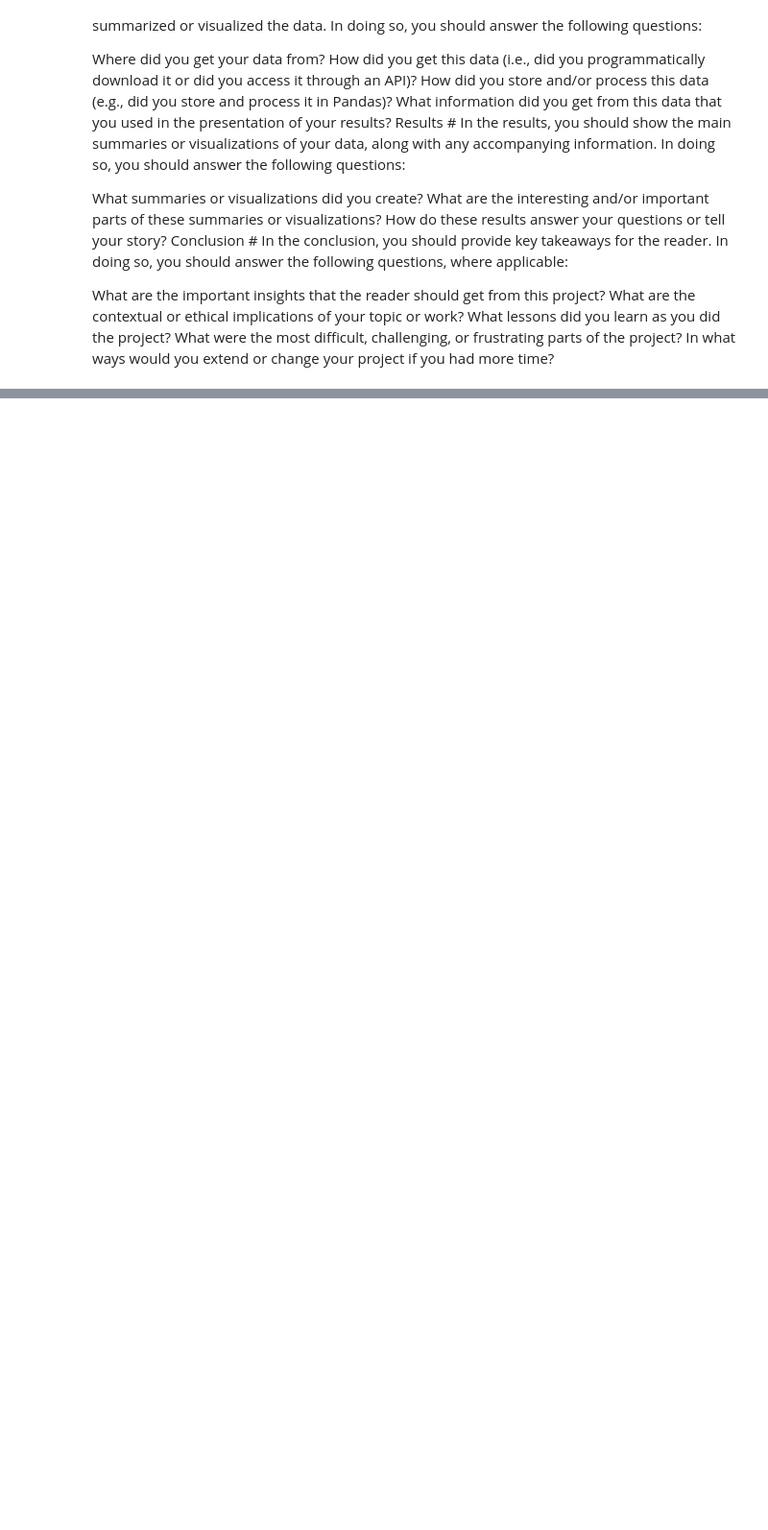
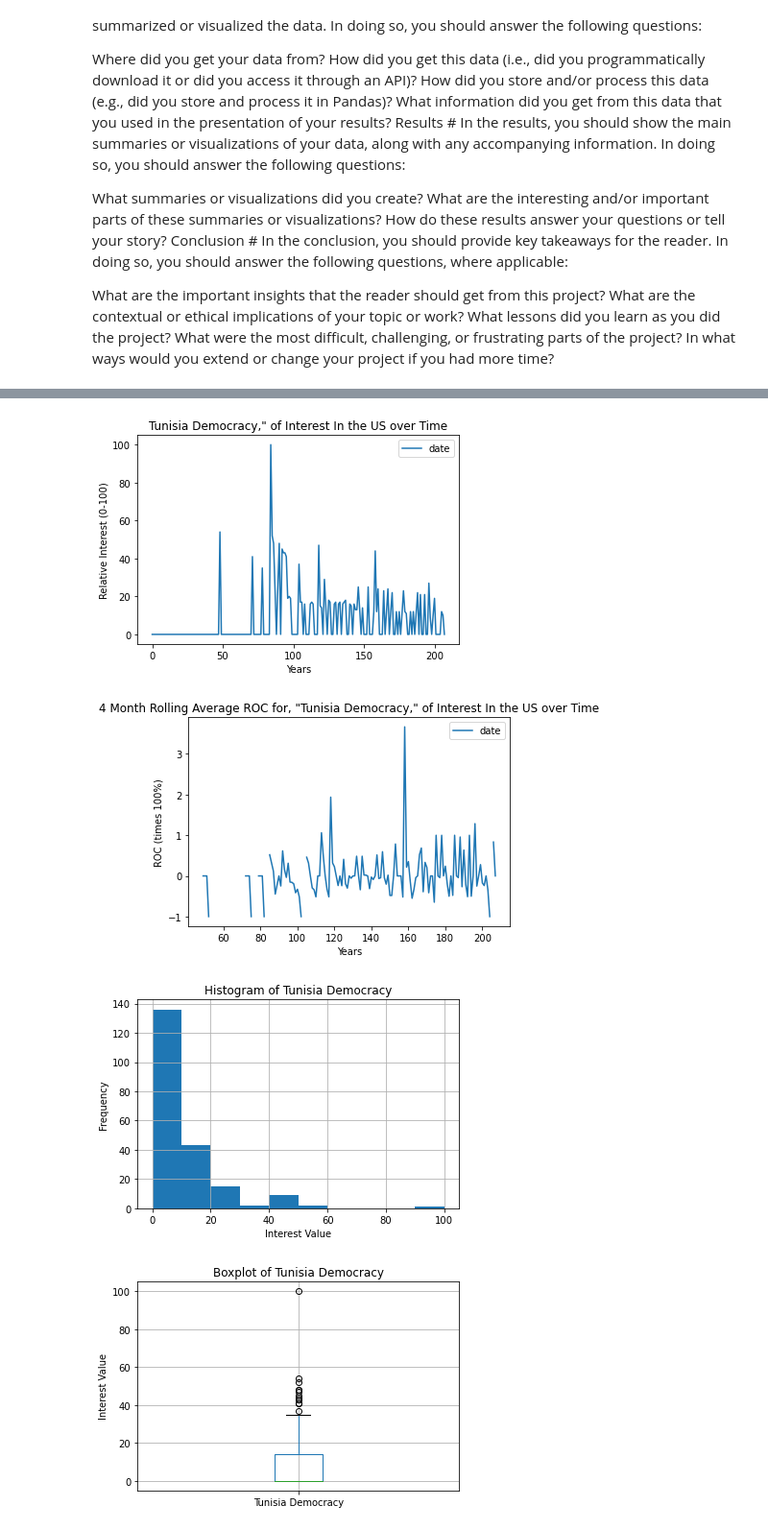
Before and after one commit to olincollege/midterm-project-Erhardt4, a Jupyter notebook: compessay.ipynb, the cells around one changed output, grey strips where cells are left out. Shown at 96% size. Saved outputs shown, nothing was run; the diff lists cells and outputs as text; code cells hidden in the pictures; blank space fills up the shorter version.

Commit message:
Additions to compessay. Mainly on pytrends.

```diff
--- a/compessay.ipynb
+++ b/compessay.ipynb
@@ -30,0 +50,9 @@ In what ways would you extend or change your project if you had more time?
+# %%
+tunisiaDem_list = ["Tunisia Democracy"]
+import plotCountryUpdated
+plotCountryUpdated.pytrendAnalysis(tunisiaDem_list, "Tunisia Democracy", 4)
+# %% [output]
+[figure, added]
+[figure, added]
+[figure, added]
+[figure, added]
```
Also changed, not shown: parts of 2 cells of this notebook.
